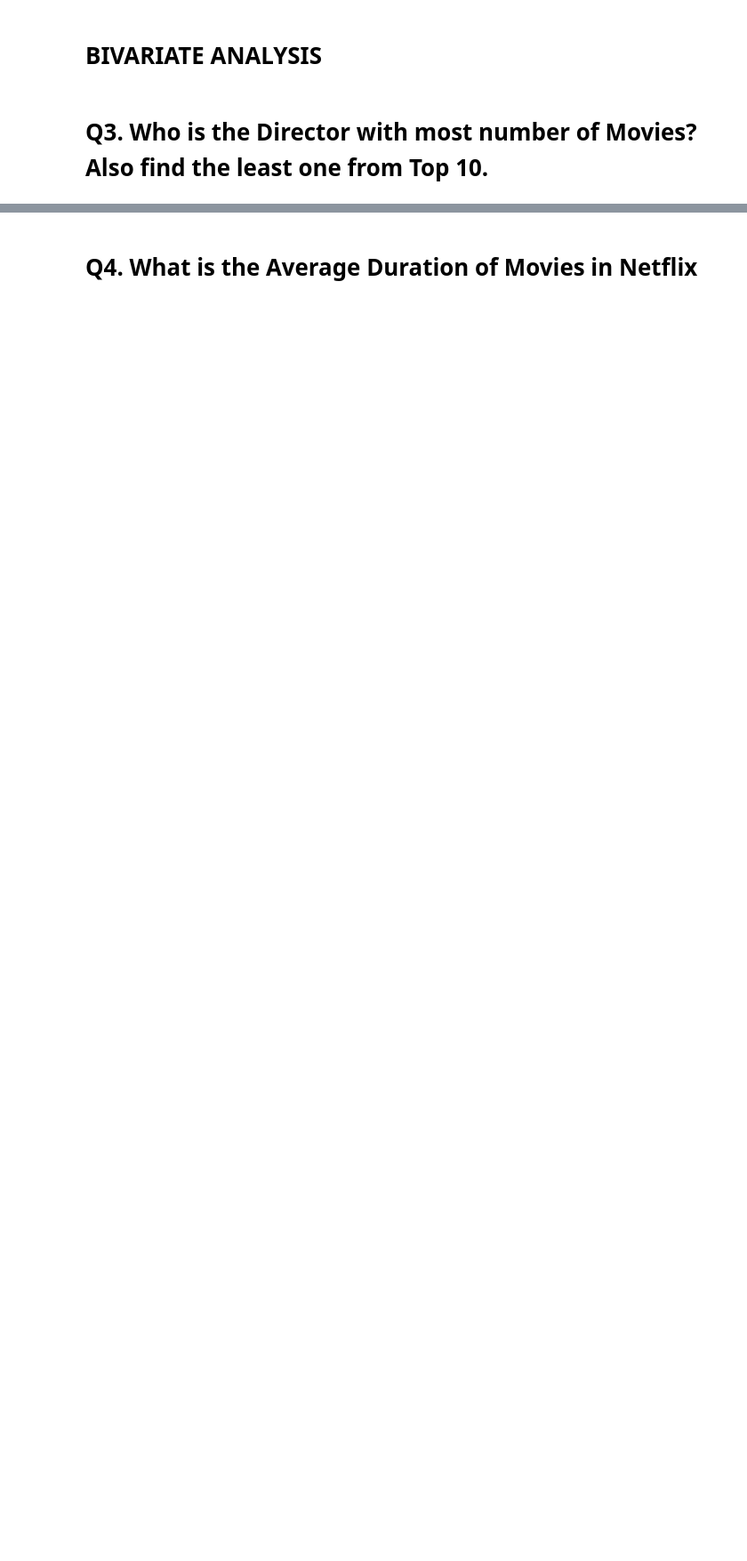
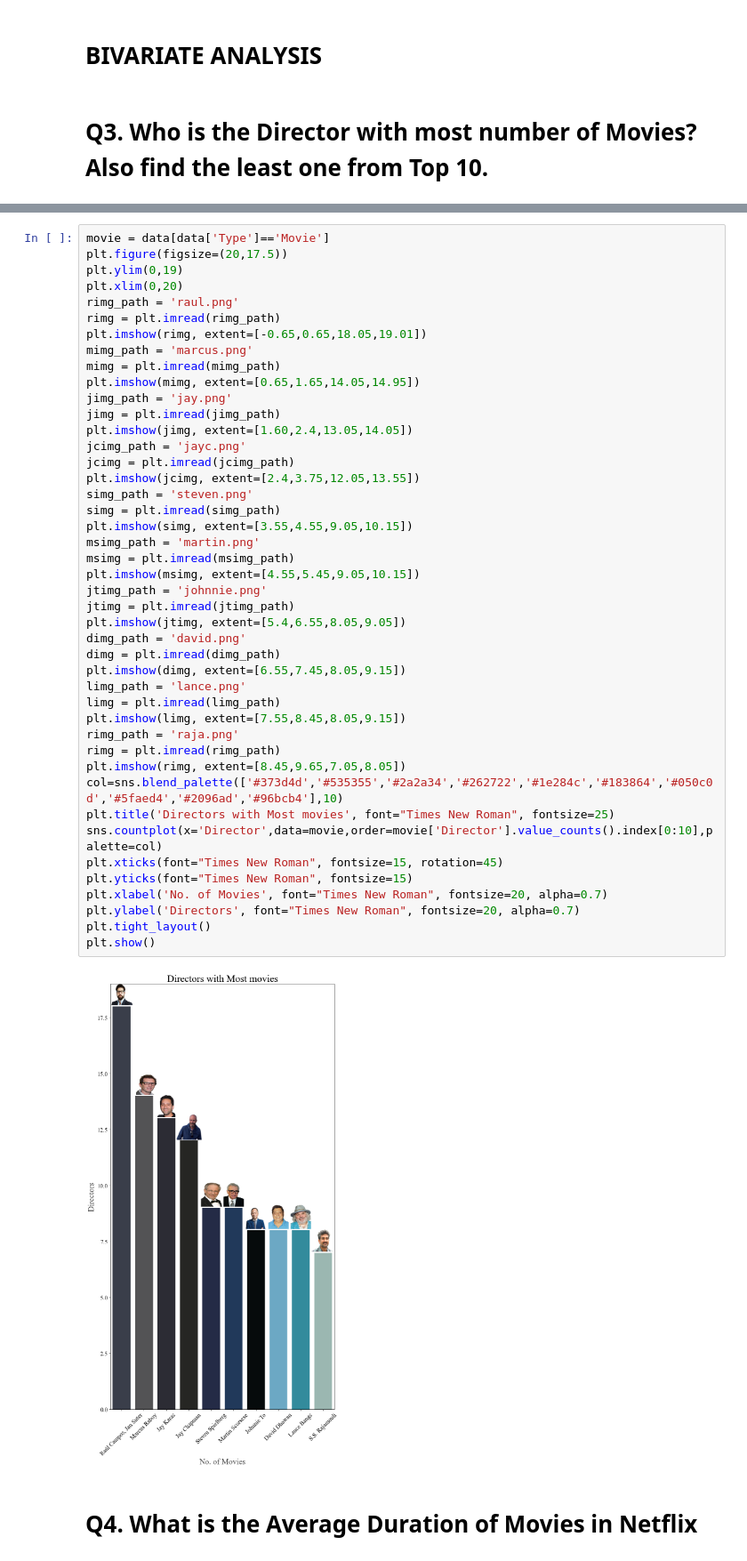
Before and after one commit to 6116-wahid/6116_Netflix_DataVisualization, a Jupyter notebook: 6116_Netflix_Data_Visualization.ipynb, the cells around one changed output, grey strips where cells are left out. Shown at 89% size. Drawn from its saved outputs; the diff is of its cells as text; blank space fills up the shorter version.

```diff
--- a/6116_Netflix_Data_Visualization.ipynb
+++ b/6116_Netflix_Data_Visualization.ipynb
@@ -199,3 +185,49 @@ plt.show()
+# %%
+movie = data[data['Type']=='Movie']
+plt.figure(figsize=(20,17.5))
+plt.ylim(0,19)
+plt.xlim(0,20)
+rimg_path = 'raul.png'
+rimg = plt.imread(rimg_path)
+plt.imshow(rimg, extent=[-0.65,0.65,18.05,19.01])
+mimg_path = 'marcus.png'
+mimg = plt.imread(mimg_path)
+plt.imshow(mimg, extent=[0.65,1.65,14.05,14.95])
+jimg_path = 'jay.png'
+jimg = plt.imread(jimg_path)
+plt.imshow(jimg, extent=[1.60,2.4,13.05,14.05])
+jcimg_path = 'jayc.png'
+jcimg = plt.imread(jcimg_path)
+plt.imshow(jcimg, extent=[2.4,3.75,12.05,13.55])
+simg_path = 'steven.png'
+simg = plt.imread(simg_path)
+plt.imshow(simg, extent=[3.55,4.55,9.05,10.15])
+msimg_path = 'martin.png'
+msimg = plt.imread(msimg_path)
+plt.imshow(msimg, extent=[4.55,5.45,9.05,10.15])
+jtimg_path = 'johnnie.png'
+jtimg = plt.imread(jtimg_path)
+plt.imshow(jtimg, extent=[5.4,6.55,8.05,9.05])
+dimg_path = 'david.png'
+dimg = plt.imread(dimg_path)
+plt.imshow(dimg, extent=[6.55,7.45,8.05,9.15])
+limg_path = 'lance.png'
+limg = plt.imread(limg_path)
+plt.imshow(limg, extent=[7.55,8.45,8.05,9.15])
+rimg_path = 'raja.png'
+rimg = plt.imread(rimg_path)
+plt.imshow(rimg, extent=[8.45,9.65,7.05,8.05])
+col=sns.blend_palette(['#373d4d','#535355','#2a2a34','#262722','#1e284c','#183864','#050c0d','#5faed4','#2096ad','#96bcb4'],10)
+plt.title('Directors with Most movies', font="Times New Roman", fontsize=25)
+sns.countplot(x='Director',data=movie,order=movie['Director'].value_counts().index[0:10],palette=col)
+plt.xticks(font="Times New Roman", fontsize=15, rotation=45)
+plt.yticks(font="Times New Roman", fontsize=15)
+plt.xlabel('No. of Movies', font="Times New Roman", fontsize=20, alpha=0.7)
+plt.ylabel('Directors', font="Times New Roman", fontsize=20, alpha=0.7)
+plt.tight_layout()
+plt.show()
+# %% [output]
+[figure, added]
 # %% [markdown]
 # Q4. What is the Average Duration of Movies in Netflix
 # %%
```
Also changed, not shown: parts of 10 cells of this notebook.
